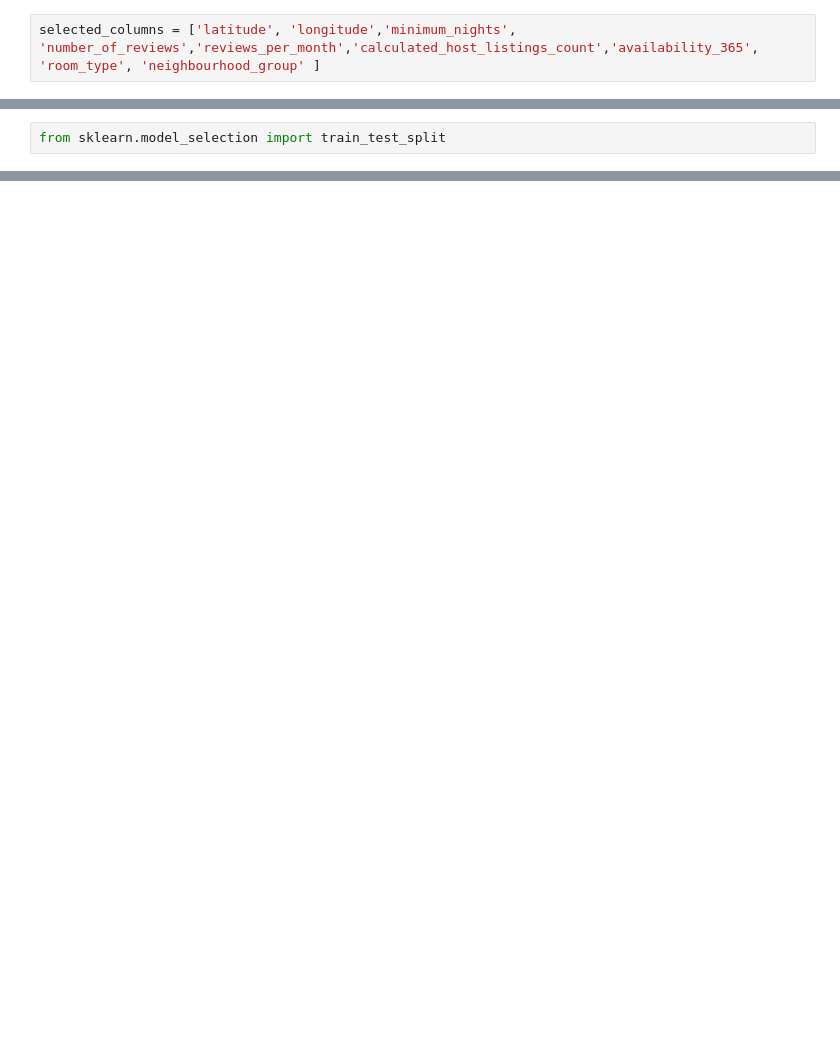
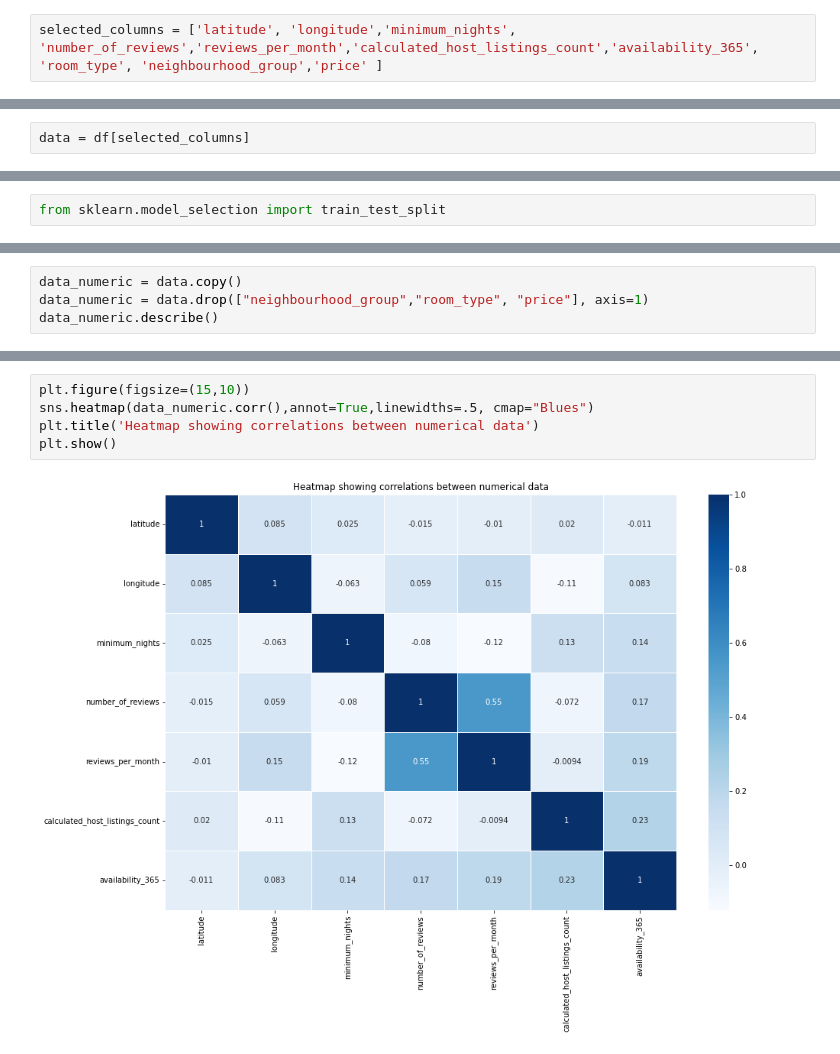
Before and after one commit to cfdonmez/MLBoot, a Jupyter notebook: Week3/hW3.ipynb, the cells around one changed output, grey strips where cells are left out. Saved outputs shown, nothing was run; the diff lists cells and outputs as text; blank space fills up the shorter version.

```diff
--- a/Week3/hW3.ipynb
+++ b/Week3/hW3.ipynb
@@ -22,2 +28,2 @@ df.head()
 # %%
-selected_columns = ['latitude', 'longitude','minimum_nights', 'number_of_reviews','reviews_per_month','calculated_host_listings_count','availability_365', 'room_type', 'neighbourhood_group' ]
+selected_columns = ['latitude', 'longitude','minimum_nights', 'number_of_reviews','reviews_per_month','calculated_host_listings_count','availability_365', 'room_type', 'neighbourhood_group','price' ]
@@ -40,2 +30,4 @@ df[selected_columns]
+# %%
+data = df[selected_columns]
 # %% [markdown]
 price bizim aranan sutunumuz
@@ -476,0 +108,4 @@ model.predict_proba(X_test)[0, 1]
+# %%
+data_numeric = data.copy()
+data_numeric = data.drop(["neighbourhood_group","room_type", "price"], axis=1)
+data_numeric.describe()
@@ -476,0 +133,7 @@ model.predict_proba(X_test)[0, 1]
+# %%
+plt.figure(figsize=(15,10))
+sns.heatmap(data_numeric.corr(),annot=True,linewidths=.5, cmap="Blues")
+plt.title('Heatmap showing correlations between numerical data')
+plt.show()
+# %% [output]
+[figure, added]
```
Also changed, not shown: parts of 66 cells of this notebook, 1 other file.
